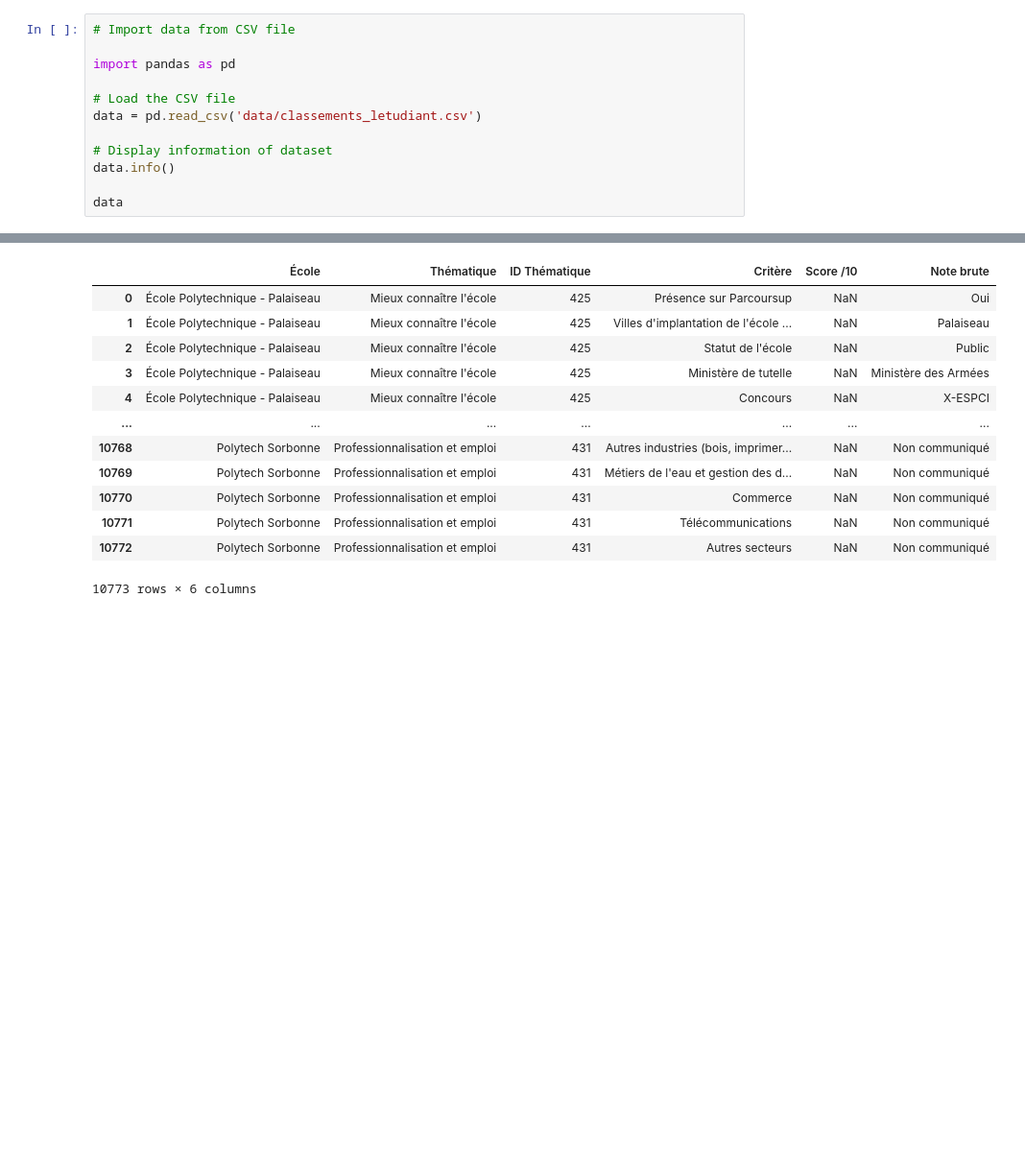
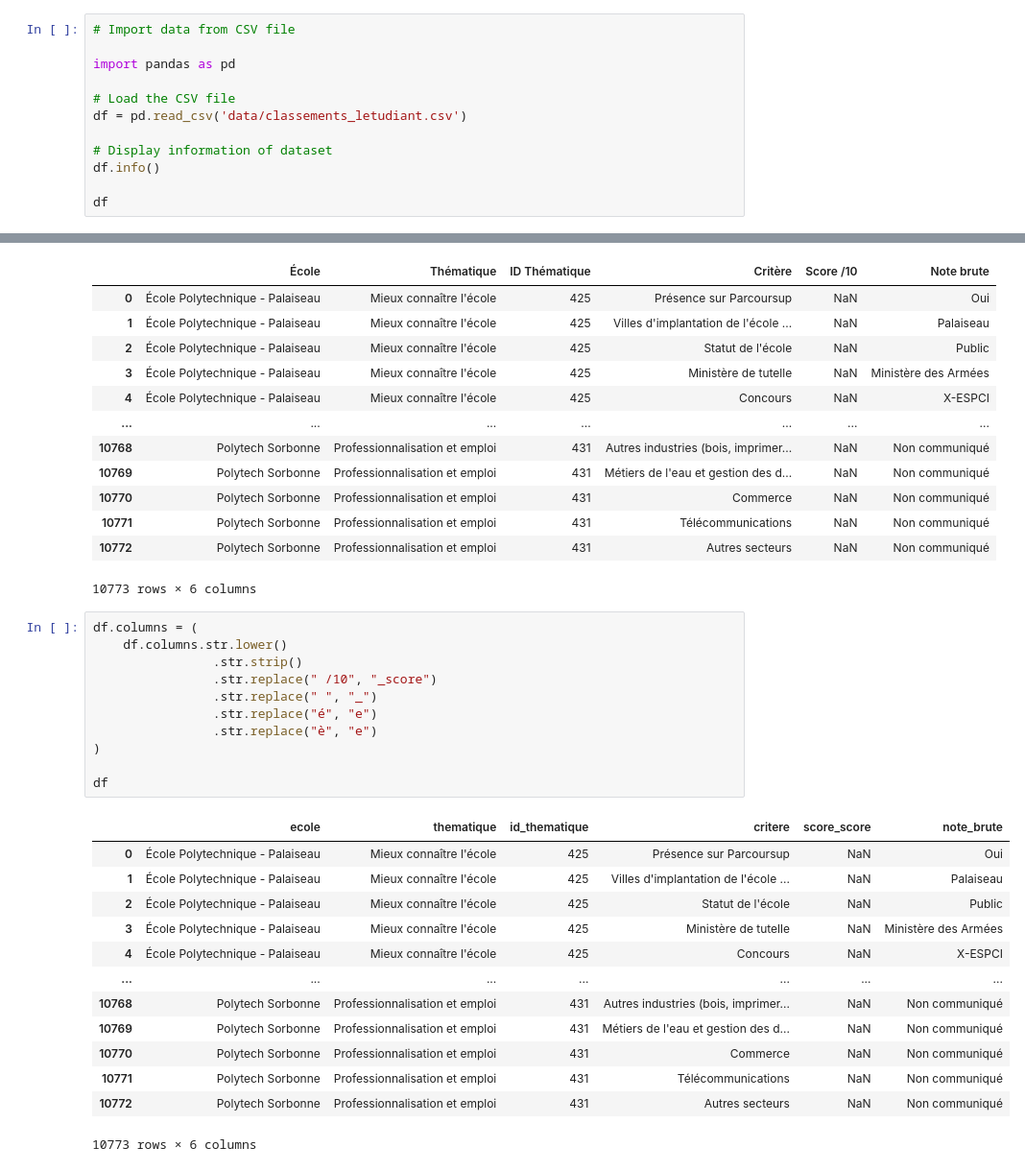
Before and after one commit to LucasKoc/ST2MLE-PRJ, a Jupyter notebook: scrapping_numerical.ipynb, the cells around one changed output, grey strips where cells are left out. Shown at 96% size. Drawn from its saved outputs; the diff is of its cells as text; blank space fills up the shorter version.

```diff
--- a/scrapping_numerical.ipynb
+++ b/scrapping_numerical.ipynb
@@ -47,12 +47,12 @@ and interpretation, with a focus on a French economic, social, or public context
 import pandas as pd
 
 # Load the CSV file
-data = pd.read_csv('data/classements_letudiant.csv')
+df = pd.read_csv('data/classements_letudiant.csv')
 
 # Display information of dataset
-data.info()
+df.info()
 
-data
+df
 # %% [output]
 <class 'pandas.core.frame.DataFrame'>
 RangeIndex: 10773 entries, 0 to 10772
@@ -80,3 +80,28 @@ memory usage: 505.1+ KB
 | 10771 | Polytech Sorbonne | Professionnalisation et emploi | 431 | Télécommunications | NaN | Non communiqué |
 | 10772 | Polytech Sorbonne | Professionnalisation et emploi | 431 | Autres secteurs | NaN | Non communiqué |
 10773 rows × 6 columns
+# %%
+df.columns = (
+    df.columns.str.lower()
+                .str.strip()
+                .str.replace(" /10", "_score")
+                .str.replace(" ", "_")
+                .str.replace("é", "e")
+                .str.replace("è", "e")
+)
+
+df
+# %% [output]
+|  | ecole | thematique | id_thematique | critere | score_score | note_brute |
+| 0 | École Polytechnique - Palaiseau | Mieux connaître l'école | 425 | Présence sur Parcoursup | NaN | Oui |
+| 1 | École Polytechnique - Palaiseau | Mieux connaître l'école | 425 | Villes d'implantation de l'école ... | NaN | Palaiseau |
+| 2 | École Polytechnique - Palaiseau | Mieux connaître l'école | 425 | Statut de l'école | NaN | Public |
+| 3 | École Polytechnique - Palaiseau | Mieux connaître l'école | 425 | Ministère de tutelle | NaN | Ministère des Armées |
+| 4 | École Polytechnique - Palaiseau | Mieux connaître l'école | 425 | Concours | NaN | X-ESPCI |
+| ... | ... | ... | ... | ... | ... | ... |
+| 10768 | Polytech Sorbonne | Professionnalisation et emploi | 431 | Autres industries (bois, imprimer... | NaN | Non communiqué |
+| 10769 | Polytech Sorbonne | Professionnalisation et emploi | 431 | Métiers de l'eau et gestion des d... | NaN | Non communiqué |
+| 10770 | Polytech Sorbonne | Professionnalisation et emploi | 431 | Commerce | NaN | Non communiqué |
+| 10771 | Polytech Sorbonne | Professionnalisation et emploi | 431 | Télécommunications | NaN | Non communiqué |
+| 10772 | Polytech Sorbonne | Professionnalisation et emploi | 431 | Autres secteurs | NaN | Non communiqué |
+10773 rows × 6 columns
```
Also changed, not shown: parts of 2 cells of this notebook.
